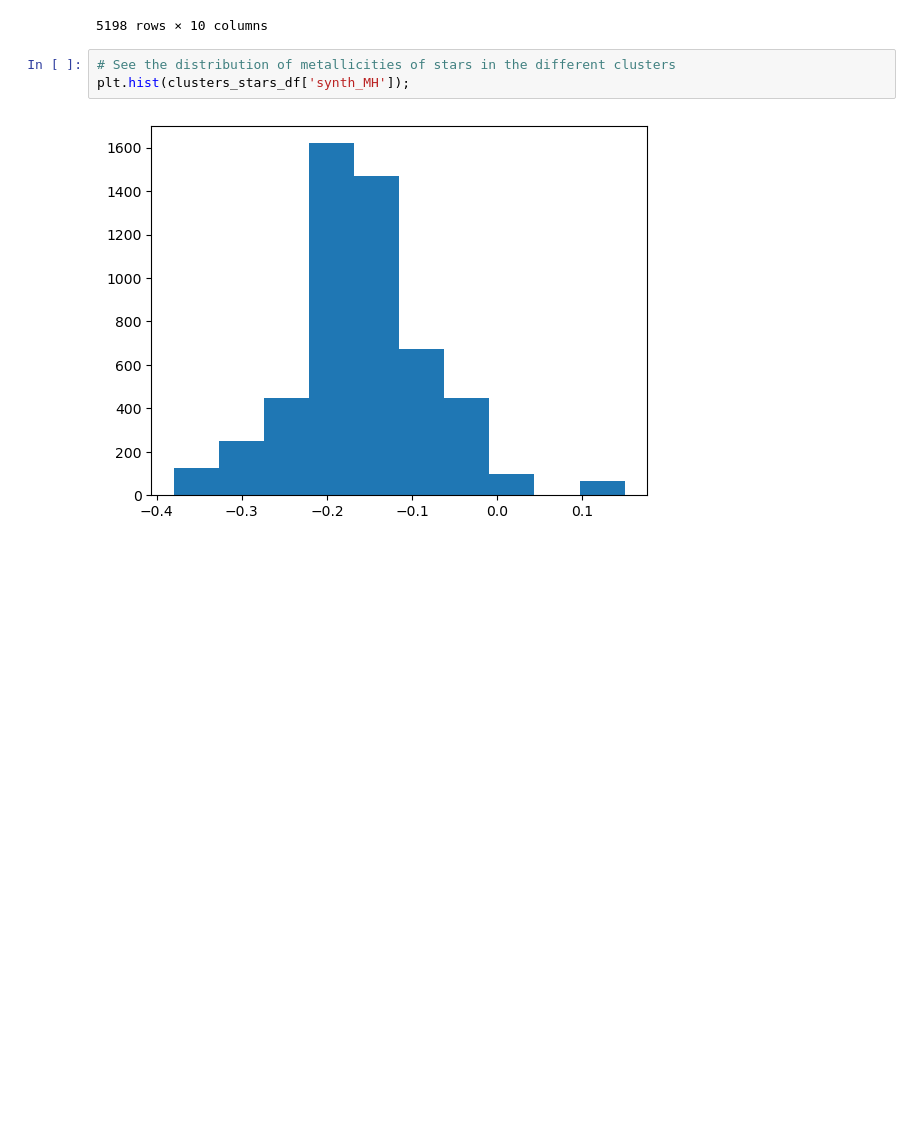
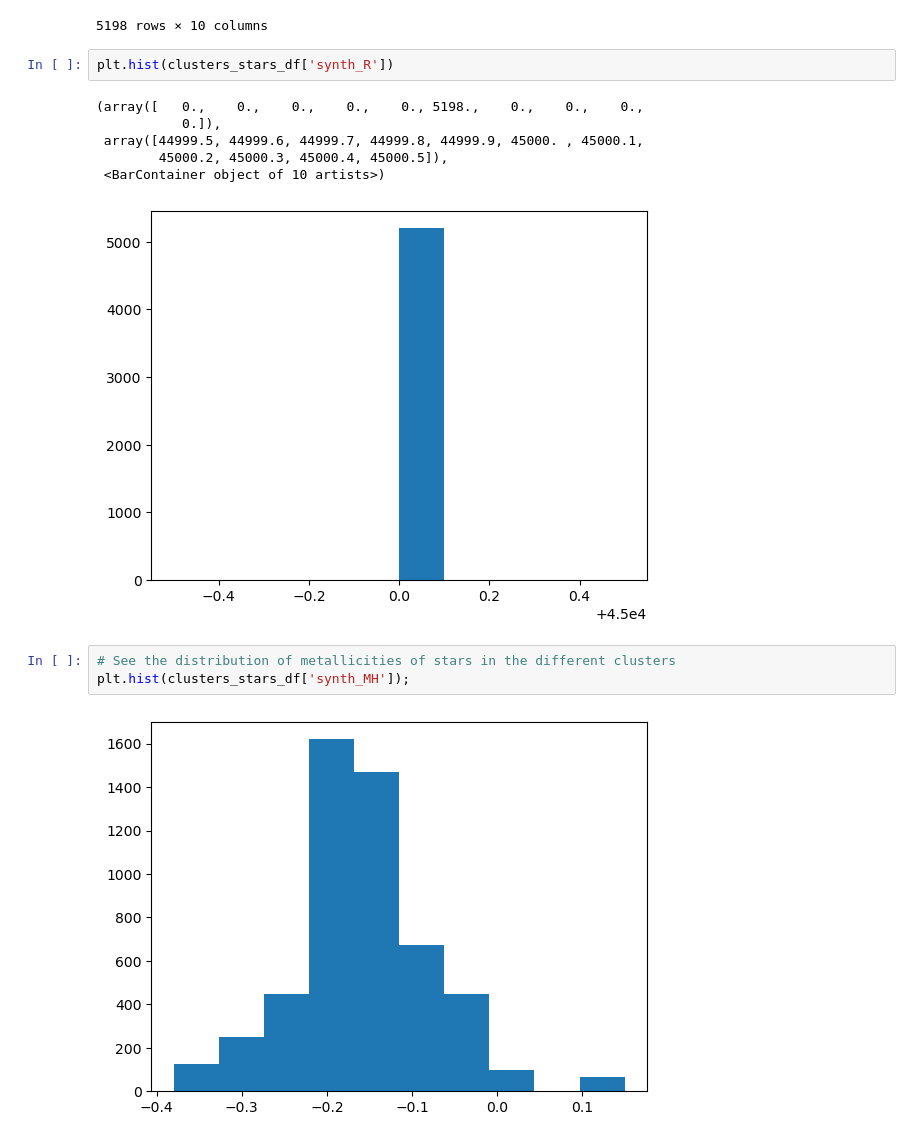
Before and after one commit to kurtwalsen/networks, a Jupyter notebook: phylogenetic_network.ipynb, the cells around one changed output. Cells and saved outputs as stored; diff of their text form; blank space fills up the shorter version.

```diff
--- a/phylogenetic_network.ipynb
+++ b/phylogenetic_network.ipynb
@@ -92,6 +96,15 @@ Index(['Unnamed: 0', 'cluster', 'star', 'element', 'synth_teff',
 | 5196 | 6238 | UBC_6 | G1989397554090593920 | Zr 1 | -0.18 | 0.03 | -0.156725 | 0.2482 | ... |
 | 5197 | 6239 | UBC_6 | G1989397554090593920 | Zr 2 | -0.18 | 0.03 | 0.049275 | 0.1187 | ... |
 5198 rows × 10 columns
+# %%
+plt.hist(clusters_stars_df['synth_R'])
+# %% [output]
+(array([   0.,    0.,    0.,    0.,    0., 5198.,    0.,    0.,    0.,
+           0.]),
+ array([44999.5, 44999.6, 44999.7, 44999.8, 44999.9, 45000. , 45000.1,
+        45000.2, 45000.3, 45000.4, 45000.5]),
+ <BarContainer object of 10 artists>)
+[figure, added]
 # %%
 # See the distribution of metallicities of stars in the different clusters
 plt.hist(clusters_stars_df['synth_MH']);
```
Also changed, not shown: parts of 86 cells of this notebook, 1 other file.
